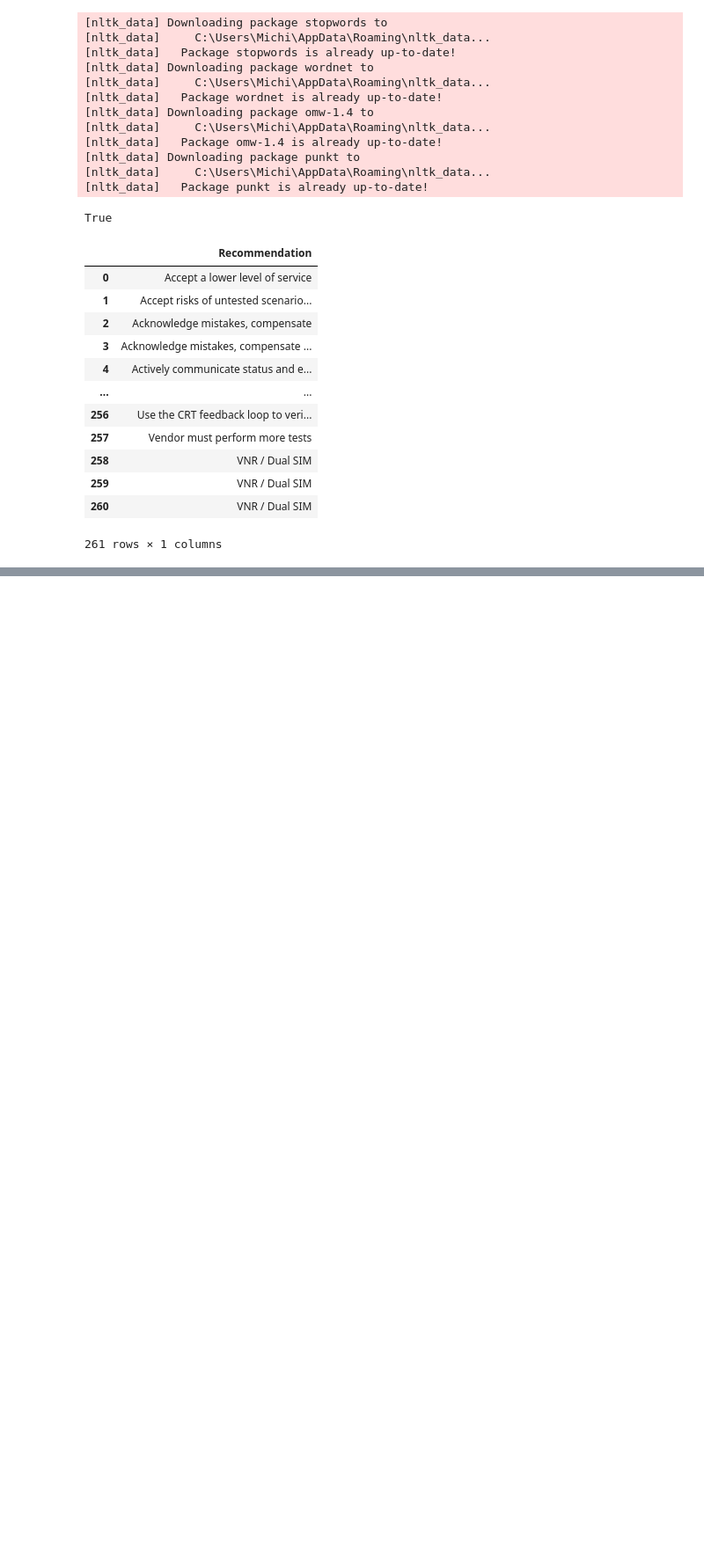
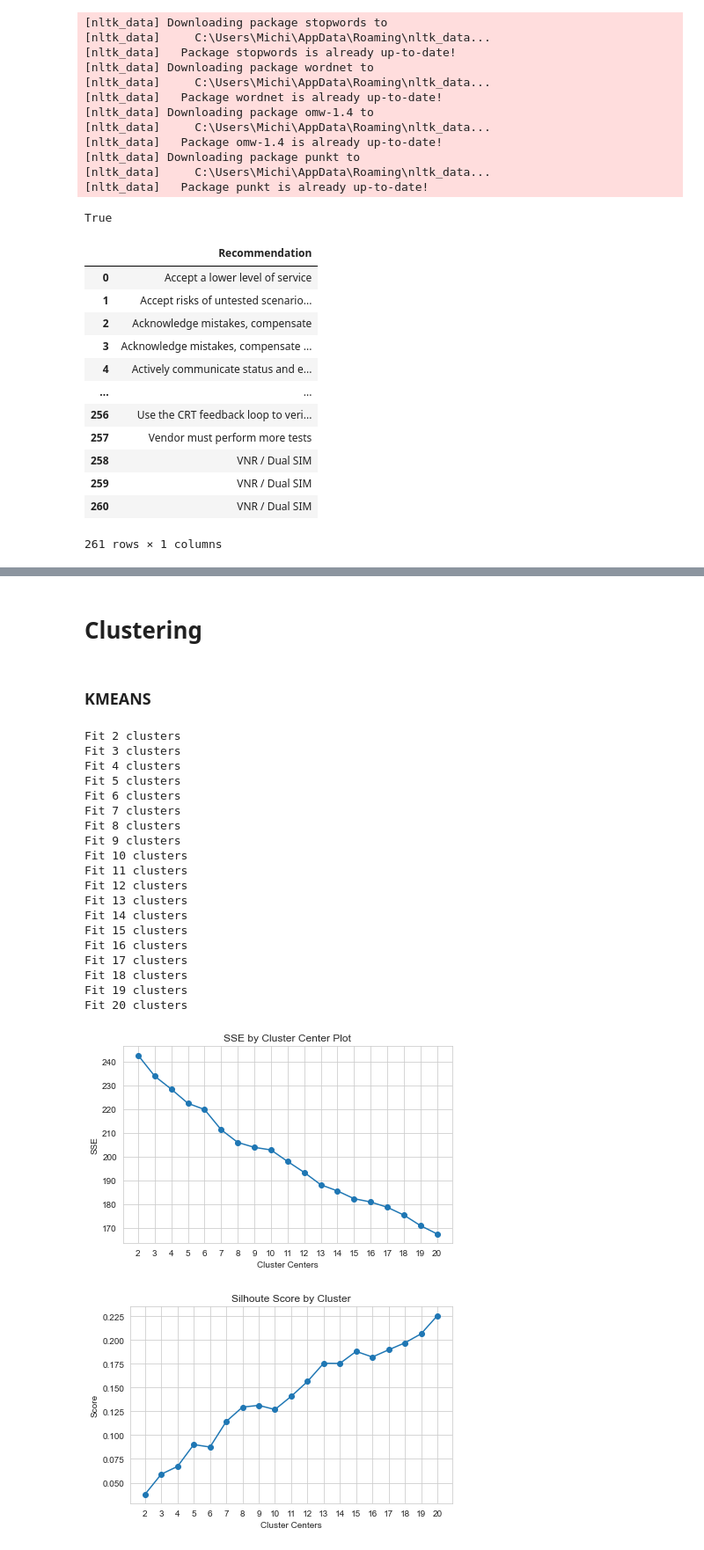
Before and after one commit to michimalek/nlp-clustering-research, a Jupyter notebook: eploration.ipynb, the cells around one changed output, grey strips where cells are left out. Shown at 88% size. Cells and saved outputs as stored; diff of their text form; code cells hidden in the pictures; blank space fills up the shorter version.

Commit message:
Added K-Means, DBSCAN and Hierarchical Clustering

```diff
--- a/eploration.ipynb
+++ b/eploration.ipynb
@@ -110,0 +70,11 @@ ValueError: Unable to convert array of bytes/strings into decimal numbers with d
+# %%
+def tfidf_input(data):
+    docs = []
+    for sentence in data:
+        docs.append(" ".join(text_process(sentence)))
+        # print(sentence)
+        # doc = []
+        # for word in sentence:
+        #     doc.append(word)
+    # docs.append(sentence)
+    return docs
@@ -110,0 +101,3 @@ ValueError: Unable to convert array of bytes/strings into decimal numbers with d
+# %%
+tfidf = TfidfVectorizer()
+matrix = tfidf.fit_transform(tfidf_input(tokenize(data["Recommendation"])))
@@ -110,0 +122,57 @@ ValueError: Unable to convert array of bytes/strings into decimal numbers with d
+# %% [markdown]
+# Clustering
+# %% [markdown]
+### KMEANS
+# %%
+def find_optimal_clusters(data, max_k):
+    iters = range(2, max_k+1)
+
+    sse = []
+    silhouette = []
+    for k in iters:
+        km = KMeans(n_clusters=k)
+        sse.append(km.fit(data).inertia_)
+        silhouette.append(silhouette_score(data, km.labels_))
+        print('Fit {} clusters'.format(k))
+
+    f, ax = plt.subplots(1, 1)
+    ax.plot(iters, sse, marker='o')
+    ax.set_xlabel('Cluster Centers')
+    ax.set_xticks(iters)
+    ax.set_xticklabels(iters)
+    ax.set_ylabel('SSE')
+    ax.set_title('SSE by Cluster Center Plot')
+    plt.tight_layout()
+
+    f, ax = plt.subplots(1, 1)
+    ax.plot(iters, silhouette, marker='o')
+    ax.set_xlabel('Cluster Centers')
+    ax.set_xticks(iters)
+    ax.set_xticklabels(iters)
+    ax.set_ylabel('Score')
+    ax.set_title('Silhoute Score by Cluster')
+    plt.tight_layout()
+# %%
+find_optimal_clusters(matrix,max_k=20)
+# %% [output]
+Fit 2 clusters
+Fit 3 clusters
+Fit 4 clusters
+Fit 5 clusters
+Fit 6 clusters
+Fit 7 clusters
+Fit 8 clusters
+Fit 9 clusters
+Fit 10 clusters
+Fit 11 clusters
+Fit 12 clusters
+Fit 13 clusters
+Fit 14 clusters
+Fit 15 clusters
+Fit 16 clusters
+Fit 17 clusters
+Fit 18 clusters
+Fit 19 clusters
+Fit 20 clusters
+[figure, added]
+[figure, added]
```
Also changed, not shown: parts of 14 cells of this notebook, 10 other files.
